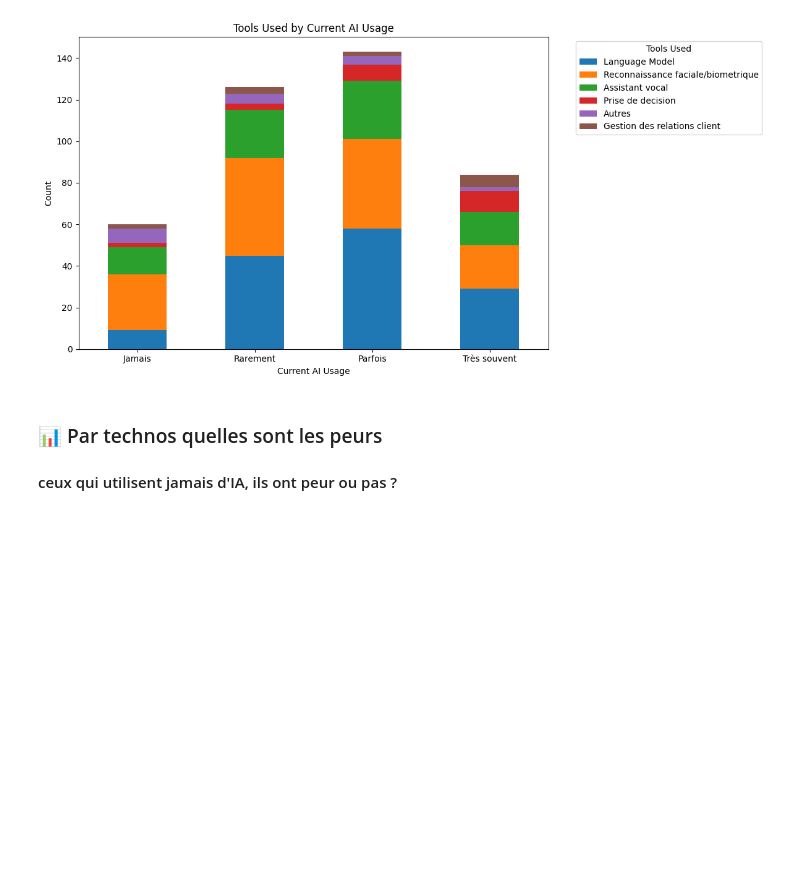
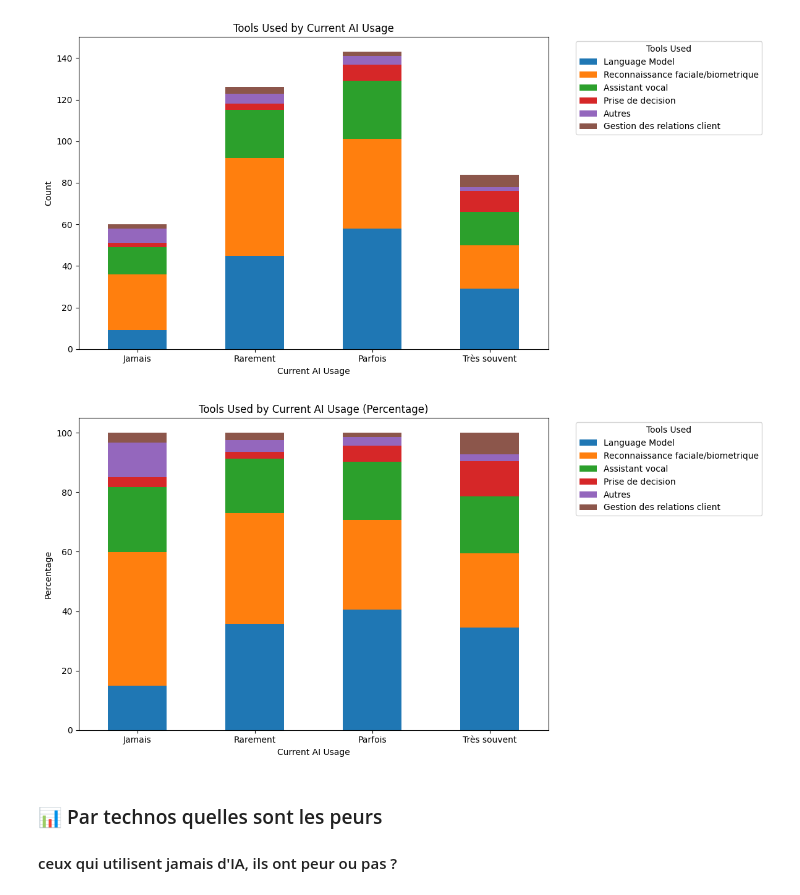
Before and after one commit to QuentinDstl/survey_adoption_by_employees, a Jupyter notebook: src/main.ipynb, the cells around one changed output. Drawn from its saved outputs; the diff is of its cells as text; code cells hidden in the pictures; blank space fills up the shorter version.

```diff
--- a/src/main.ipynb
+++ b/src/main.ipynb
@@ -869,6 +1024,22 @@ plt.tight_layout()
 plt.show()
 # %% [output]
 [figure]
+# %%
+# Convert the values to percentages
+df_grouped_percentage = df_grouped.divide(df_grouped.sum(axis=1), axis=0) * 100
+
+# Plot stacked bar chart
+df_grouped_percentage.plot(kind='bar', stacked=True, figsize=(12, 6))
+
+plt.title('Tools Used by Current AI Usage (Percentage)')
+plt.xlabel('Current AI Usage')
+plt.ylabel('Percentage')
+plt.xticks([0, 1, 2, 3], ['Jamais', 'Rarement', 'Parfois', 'Très souvent'], rotation=0)
+plt.legend(title='Tools Used', bbox_to_anchor=(1.05, 1), loc=2)
+plt.tight_layout()
+plt.show()
+# %% [output]
+[figure, added]
 # %% [markdown]
 ### 📊 Par technos quelles sont les peurs
 #### ceux qui utilisent jamais d'IA, ils ont peur ou pas ?
```
Also changed, not shown: parts of 11 cells of this notebook.
